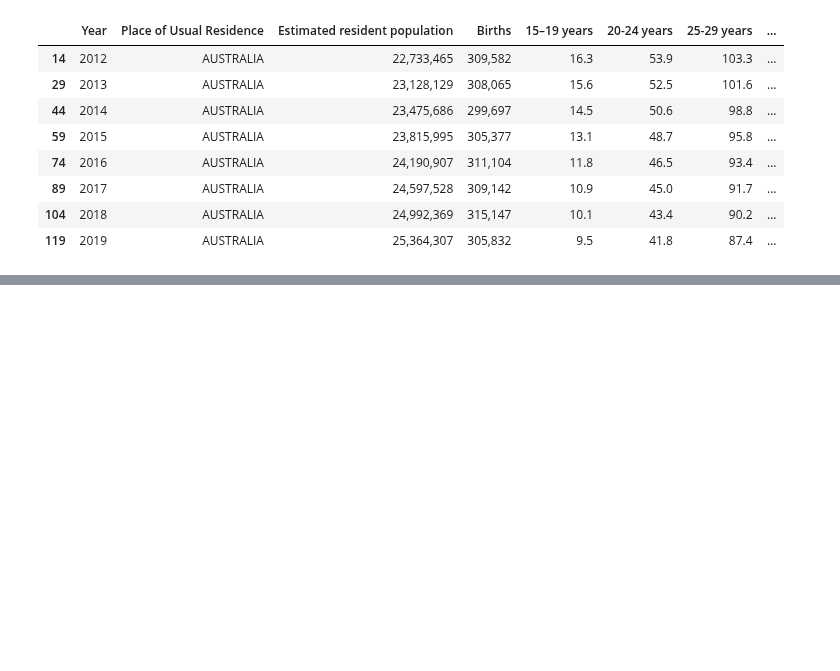
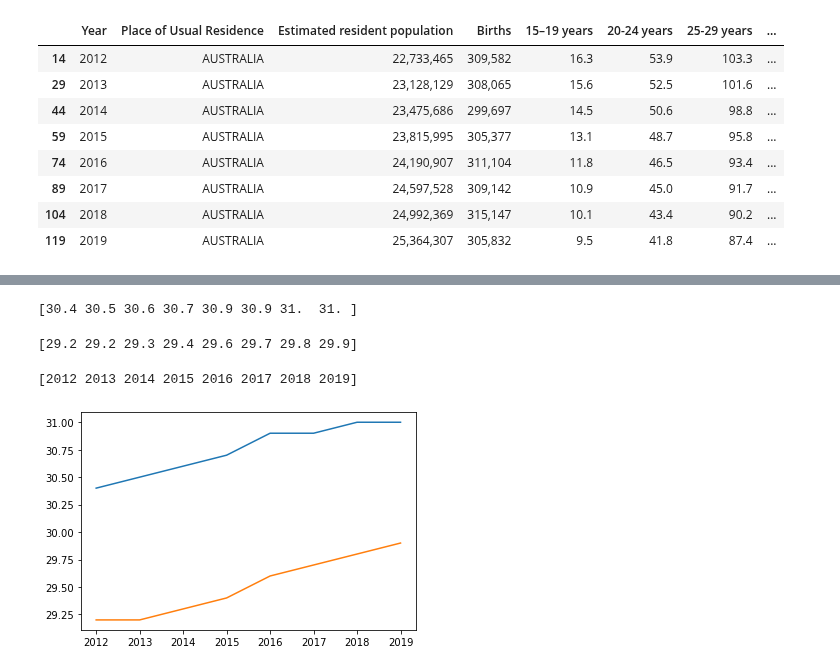
Before and after one commit to NathanJPotter/Team-Project-1, a Jupyter notebook: Project 1.ipynb, the cells around one changed output, grey strips where cells are left out. Cells and saved outputs as stored; diff of their text form; code cells hidden in the pictures; blank space fills up the shorter version.

Commit message:
age of mothers in regional areas is younger than the mean age of mothers in capital cities

```diff
--- a/Project 1.ipynb
+++ b/Project 1.ipynb
@@ -83,0 +100,4 @@ birth_data_aus_df
+# %%
+birth_data_rest_of_qld_df = birth_data_df.loc[birth_data_df['Place of Usual Residence'] == "Rest of Qld"]
+
+birth_data_rest_of_qld_df
@@ -83,0 +114,33 @@ birth_data_aus_df
+# %%
+number_column = birth_data_greater_brisbane_df.loc[:,'Median age of mother']
+numbers_greater_brisbane = number_column.values
+
+
+print(numbers_greater_brisbane)
+# %% [output]
+[30.4 30.5 30.6 30.7 30.9 30.9 31.  31. ]
+# %%
+number_column_rest_of_qld = birth_data_rest_of_qld_df.loc[:,'Median age of mother']
+numbers_rest_of_qld = number_column_rest_of_qld.values
+
+
+print(numbers_rest_of_qld)
+# %% [output]
+[29.2 29.2 29.3 29.4 29.6 29.7 29.8 29.9]
+# %%
+number_column_year = birth_data_greater_brisbane_df.loc[:,'Year']
+year = number_column_year.values
+print(year)
+# %% [output]
+[2012 2013 2014 2015 2016 2017 2018 2019]
+# %%
+
+#Determine the median age of mother over the period
+
+# Plot both on the same chart
+
+plt.plot(year, numbers_greater_brisbane)
+plt.plot(year, numbers_rest_of_qld)
+plt.show()
+# %% [output]
+[figure, added]
```
Also changed, not shown: parts of 6 cells of this notebook.
